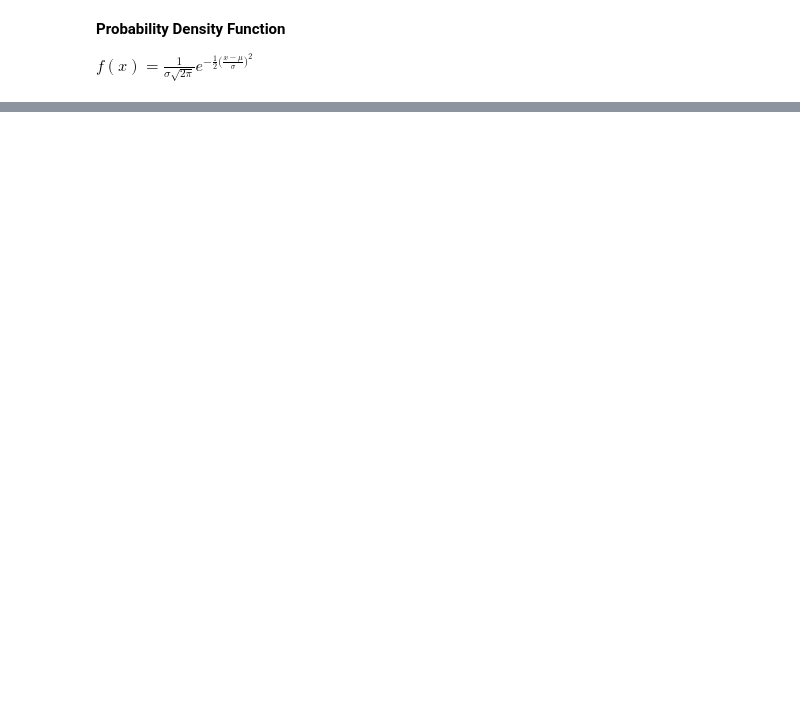
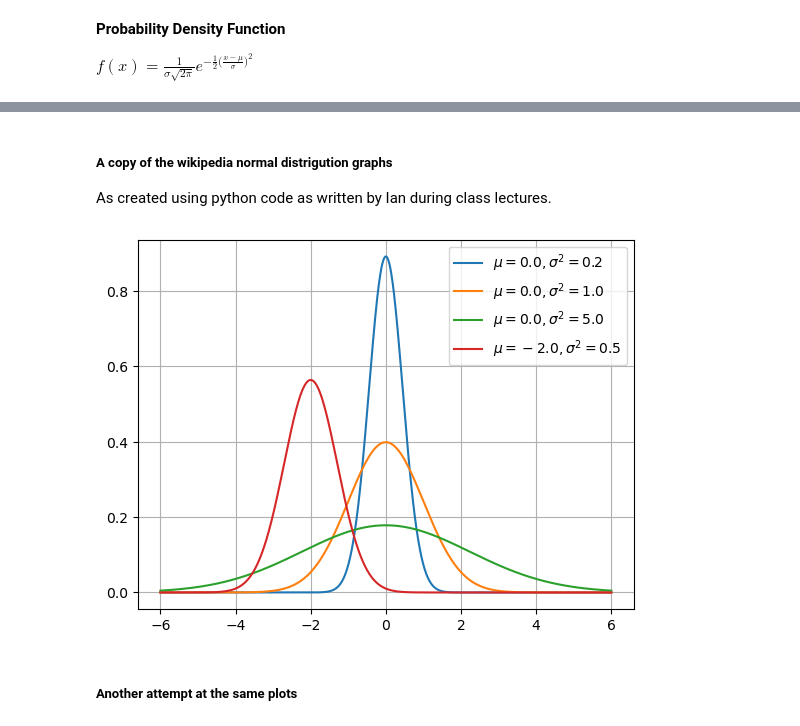
Before and after one commit to JScarry/MLAS_project, a Jupyter notebook: Task3.ipynb, the cells around one changed output, grey strips where cells are left out. Cells and saved outputs as stored; diff of their text form; code cells hidden in the pictures; blank space fills up the shorter version.

```diff
--- a/Task3.ipynb
+++ b/Task3.ipynb
@@ -34,0 +114,7 @@ $ f(x) = \frac{1}{\sigma \sqrt{2 \pi} } e^{- \frac{1}{2} \big(\frac{x - \mu}{\si
+# %%
+##function as written in lectures
+def normal_pdf(x, mu=0.0, sigma=1.0):
+  # Answer: A*B.
+  A = 1.0 / (sigma * np.sqrt(2.0 * np.pi))
+  B = np.exp(-0.5 * ((x - mu) / sigma)**2)
+  return A * B
@@ -34,0 +136,27 @@ $ f(x) = \frac{1}{\sigma \sqrt{2 \pi} } e^{- \frac{1}{2} \big(\frac{x - \mu}{\si
+# %% [markdown]
+##### A copy of the wikipedia normal distrigution graphs
+
+As created using python code as written by Ian during class lectures.
+# %%
+#A nice example of the power numpy. A copy of the wikipedia normal distrigution graphs, created during class lectures
+
+# Create a blank plot.
+fig, ax = plt.subplots()
+
+# Range of x values.
+x = np.linspace(-6.0, 6.0, 1001)
+
+# Plot various values for pdf.
+for mu, sigma2 in [[0.0, 0.2], [0.0, 1.0], [0.0, 5.0], [-2.0, 0.5]]:
+  y = normal_pdf(x, mu=mu, sigma=np.sqrt(sigma2))
+  ax.plot(x, y, label=f'$\mu = {mu}, \sigma^2 = {sigma2}$')
+
+# Add a legend.
+ax.legend()
+
+# Add a grid.
+ax.grid()
+# %% [output]
+[figure, added]
+# %% [markdown]
+##### Another attempt at the same plots
```
Also changed, not shown: parts of 13 cells of this notebook.
